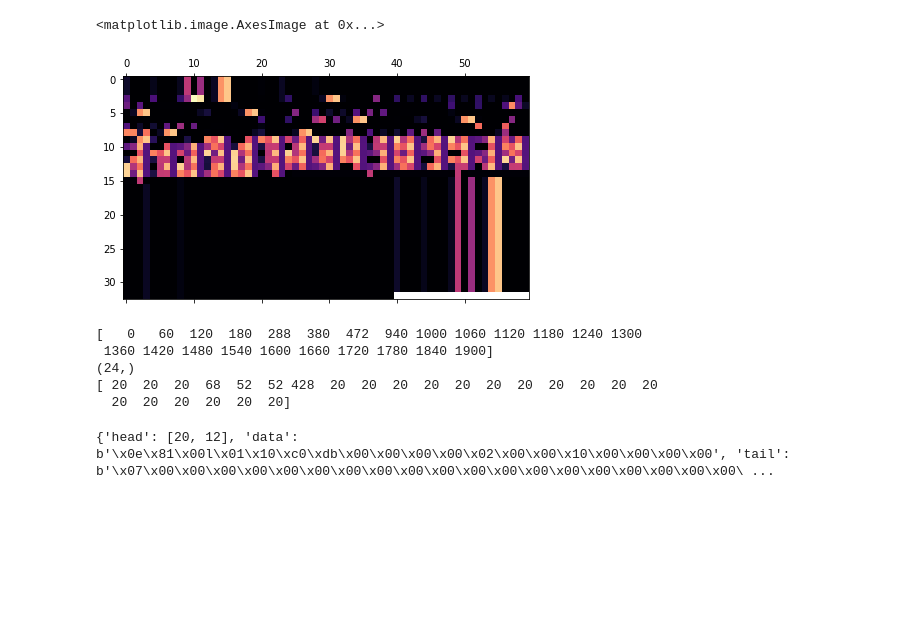
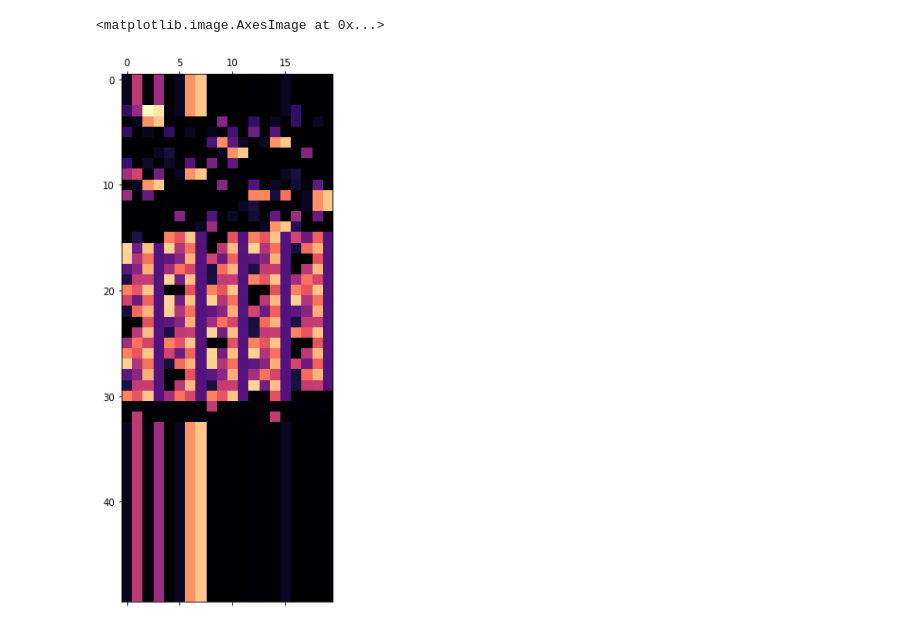
Before and after one commit to CorbanSwain/Custom-Multiphoton-Patterning, a Jupyter notebook: misc_tests.ipynb, the cells around one changed output. Cells and saved outputs as stored; diff of their text form; code cells hidden in the pictures; blank space fills up the shorter version.

Commit message:
adding additional test files, cleaning notebook

```diff
--- a/misc_tests.ipynb
+++ b/misc_tests.ipynb
@@ -4,13 +4,9 @@ import matplotlib.pyplot as plt
 import sys
 import os
 import copy
+import itertools as it
 
-file_name = 'test_z_mask_01.pam'
+file_name = 'test_z_mask_02.pam'
 data_dir = 'data'
 
 file_path = os.path.join(data_dir, file_name)
-
-with open(file_path, 'rb') as fle:
-    file_bytes = fle.read()
-
-print(file_bytes[:25])
@@ -19,18 +12,0 @@ b''
-# %%
-byteorder = 'little'
-idx = 0
-name_length = file_bytes[idx]
-
-idx = 1
-mask_name = file_bytes[idx:(idx+name_length)].decode('utf-8')
-print(mask_name)
-
-idx += name_length
-num_shape_bytes = 4
-start_idxs = [idx + (x * num_shape_bytes) for x in range(3)]
-mask_shape = tuple(int.from_bytes(file_bytes[i:(i + num_shape_bytes)],
-                                  byteorder=byteorder)
-                   for i in start_idxs)
-
-idx += num_shape_bytes * 3
-mask_data = file_bytes[idx:]
@@ -42,40 +137,18 @@ original_size = mask_data_np.size
 # %%
-vis_width = 60
-new_shape = (np.ceil(mask_data_np.size / vis_width).astype(int), width)
+all_mask_data = bytes_to_int_arr(bytes().join(sl.data for sl in pam.slices))
+mask_data_np = np.array(all_mask_data)
+original_size = mask_data_np.size
+
+vis_width = 20
+new_shape = (np.ceil(mask_data_np.size / vis_width).astype(int), vis_width)
 mask_data_vis = np.resize(mask_data_np.astype(float), new_shape)
 
 num_extra_values = mask_data_vis.size - original_size
 extra_value_idxs = mask_data_vis.size - (np.arange(num_extra_values) + 1)
 extra_value_slice = np.unravel_index(extra_value_idxs, mask_data_vis.shape)
 mask_data_vis[extra_value_slice] = np.NaN
 
 plt.matshow(mask_data_vis, cmap='magma')
 # %% [output]
 <matplotlib.image.AxesImage at 0x...>
-[figure, old version]
+[figure, new version]
-# %%
-chunk_idxs = -33 + np.concatenate((np.arange(33, 213 + 60, 60),
-                                    [321, 413, 505, ],
-                                    np.arange(973, 1933 + 60, 60)))
-chunk_sizes = np.diff(chunk_idxs, append=mask_data_np.size)
-print(chunk_idxs)
-print(chunk_idxs.shape)
-print(chunk_sizes - 8 - 32)
-# %% [output]
-[   0   60  120  180  288  380  472  940 1000 1060 1120 1180 1240 1300
- 1360 1420 1480 1540 1600 1660 1720 1780 1840 1900]
-(24,)
-[ 20  20  20  68  52  52 428  20  20  20  20  20  20  20  20  20  20  20
-  20  20  20  20  20  20]
-# %%
-split_mask_data_np = np.split(mask_data_np, chunk_idxs[1:])
-split_mask_data_bytes = [bytes(x.tolist()) for x in split_mask_data_np]
-split_mask_data_obj = [{
-    'head': [int.from_bytes(x[:4], byteorder=byteorder),
-             int.from_bytes(x[4:8], byteorder=byteorder)],
-    'data': x[8:-32],
-    'tail': x[-32:]} for x in split_mask_data_bytes]
-
-print(split_mask_data_obj[0])
-# %% [output]
-{'head': [20, 12], 'data': b'\x0e\x81\x00l\x01\x10\xc0\xdb\x00\x00\x00\x00\x02\x00\x00\x10\x00\x00\x00\x00', 'tail': b'\x07\x00\x00\x00\x00\x00\x00\x00\x00\x00\x00\x00\x00\x00\x00\x00\x00\x00\x00\x00\ ...
```
Also changed, not shown: parts of 10 cells of this notebook, 6 other files.
